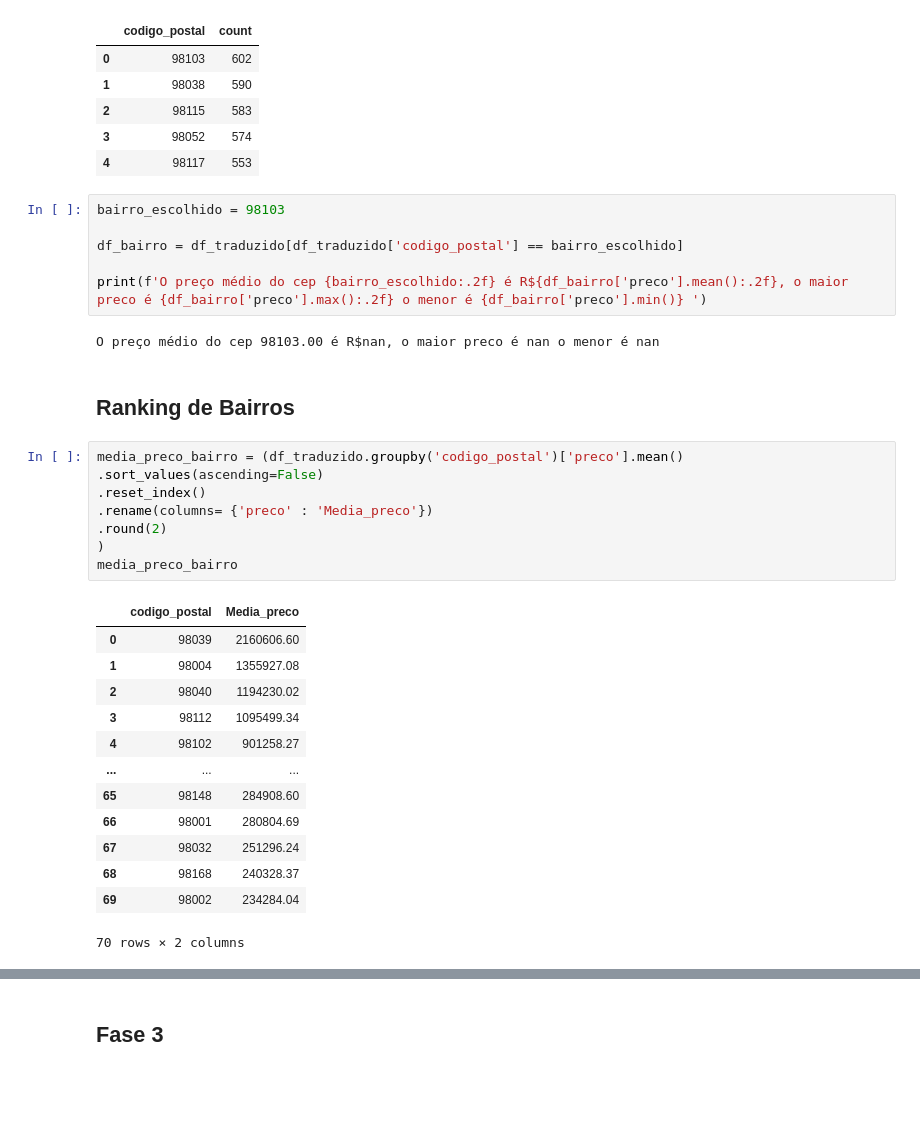
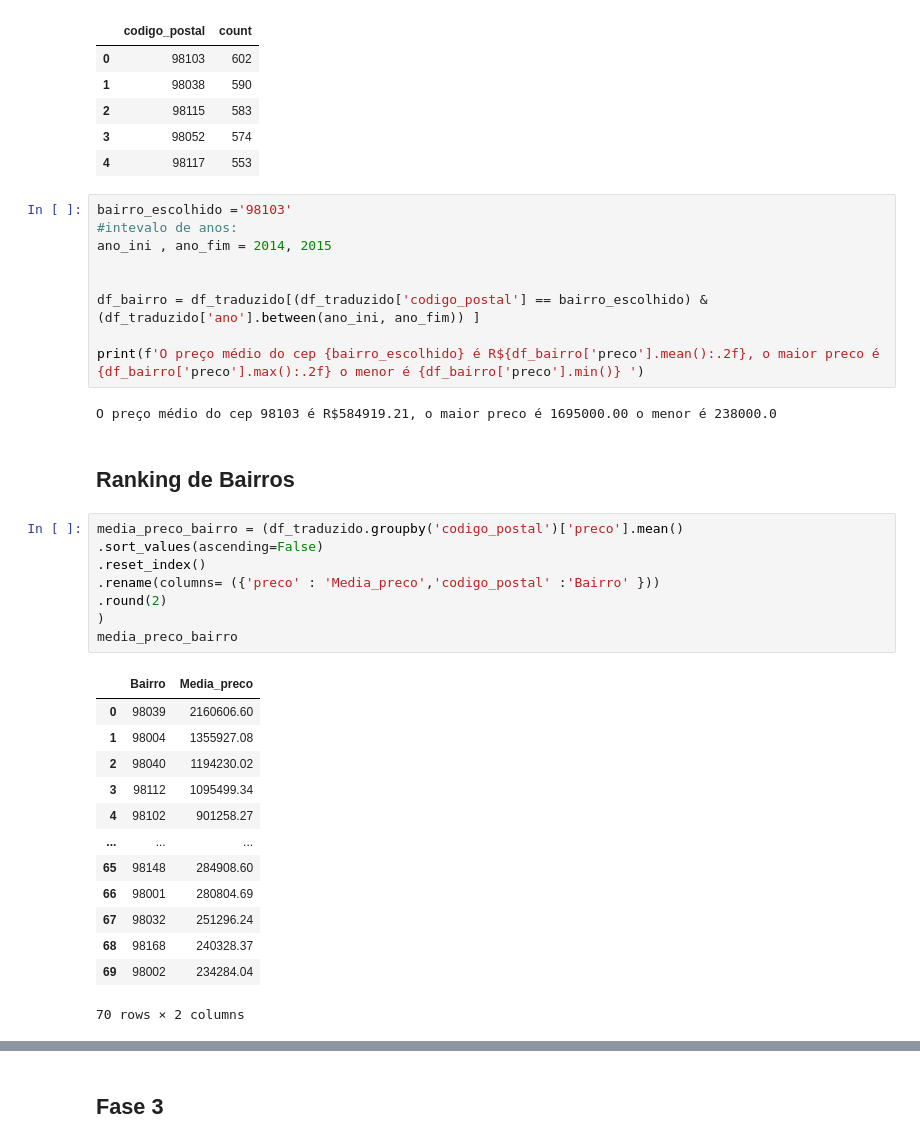
Before and after one commit to Jovitorao/Analise_casa_novo, a Jupyter notebook: src/analise_casa/app.ipynb, the cells around one changed output, grey strips where cells are left out. Cells and saved outputs as stored; diff of their text form; blank space fills up the shorter version.

```diff
--- a/src/analise_casa/app.ipynb
+++ b/src/analise_casa/app.ipynb
@@ -207,25 +210,28 @@ df_traduzido['codigo_postal'].value_counts().reset_index().head()
 | 3 | 98052 | 574 |
 | 4 | 98117 | 553 |
 # %%
-bairro_escolhido = 98103
+bairro_escolhido ='98103'
+#intevalo de anos:
+ano_ini , ano_fim = 2014, 2015
 
-df_bairro = df_traduzido[df_traduzido['codigo_postal'] == bairro_escolhido]
 
-print(f'O preço médio do cep {bairro_escolhido:.2f} é R${df_bairro['preco'].mean():.2f}, o maior preco é {df_bairro['preco'].max():.2f} o menor é {df_bairro['preco'].min()} ')
+df_bairro = df_traduzido[(df_traduzido['codigo_postal'] == bairro_escolhido) & (df_traduzido['ano'].between(ano_ini, ano_fim)) ]
+
+print(f'O preço médio do cep {bairro_escolhido} é R${df_bairro['preco'].mean():.2f}, o maior preco é {df_bairro['preco'].max():.2f} o menor é {df_bairro['preco'].min()} ')
 # %% [output]
-O preço médio do cep 98103.00 é R$nan, o maior preco é nan o menor é nan
+O preço médio do cep 98103 é R$584919.21, o maior preco é 1695000.00 o menor é 238000.0
 # %% [markdown]
 ## Ranking de Bairros
 # %%
 media_preco_bairro = (df_traduzido.groupby('codigo_postal')['preco'].mean()
 .sort_values(ascending=False)
 .reset_index()
-.rename(columns= {'preco' : 'Media_preco'})
+.rename(columns= ({'preco' : 'Media_preco','codigo_postal' :'Bairro' }))
 .round(2)
 )
 media_preco_bairro
 # %% [output]
-|  | codigo_postal | Media_preco |
+|  | Bairro | Media_preco |
 | 0 | 98039 | 2160606.60 |
 | 1 | 98004 | 1355927.08 |
 | 2 | 98040 | 1194230.02 |
```
Also changed, not shown: parts of 9 cells of this notebook, 3 other files.
